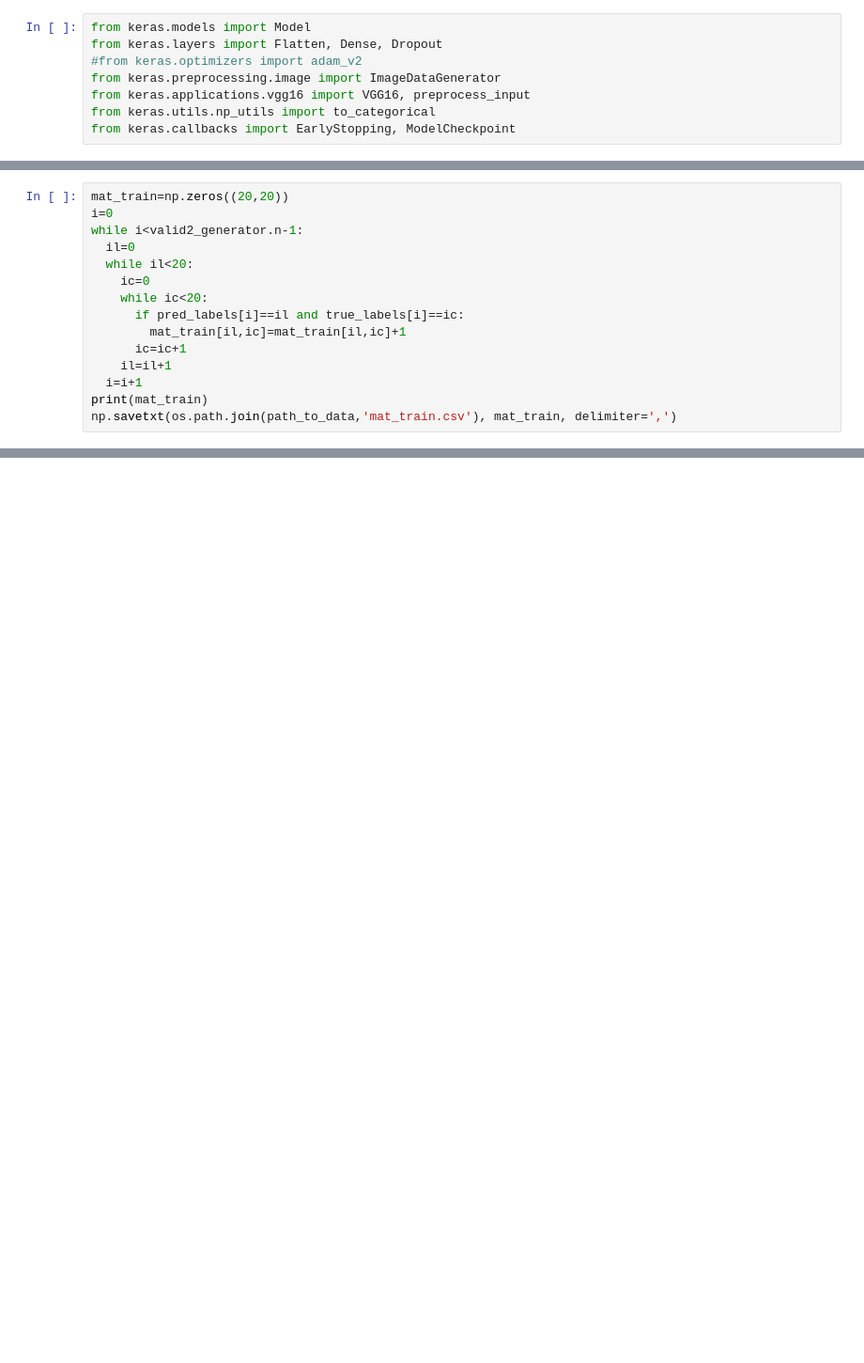
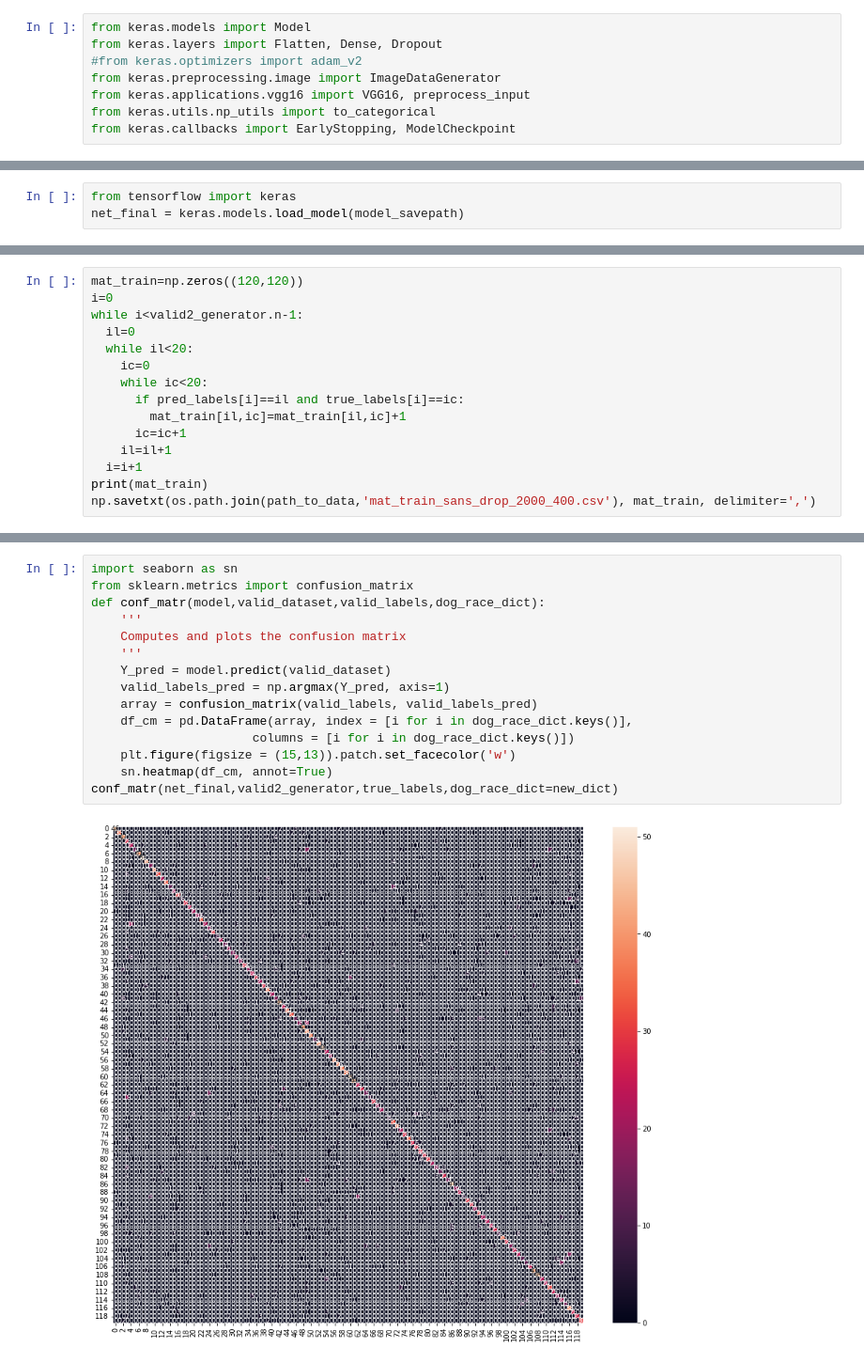
Before and after one commit to cocogne2/projet6, a Jupyter notebook: projet.ipynb, the cells around one changed output, grey strips where cells are left out. Shown at 94% size. Saved outputs shown, nothing was run; the diff lists cells and outputs as text; blank space fills up the shorter version.

```diff
--- a/projet.ipynb
+++ b/projet.ipynb
@@ -255,3 +253,6 @@ df2=df_train.sample(10)
+# %%
+from tensorflow import keras
+net_final = keras.models.load_model(model_savepath)
 # %%
 class_dict=train_generator.class_indices
 labels= train_generator.labels
@@ -285,5 +286,5 @@ Found 908 validated image filenames belonging to 20 classes.
 # %%
-mat_train=np.zeros((20,20))
+mat_train=np.zeros((120,120))
 i=0
 while i<valid2_generator.n-1:
   il=0
@@ -296,5 +297,5 @@ while i<valid2_generator.n-1:
     il=il+1
   i=i+1
 print(mat_train)
-np.savetxt(os.path.join(path_to_data,'mat_train.csv'), mat_train, delimiter=',')
+np.savetxt(os.path.join(path_to_data,'mat_train_sans_drop_2000_400.csv'), mat_train, delimiter=',')
 # %% [output]
@@ -317,0 +309,17 @@ np.savetxt(os.path.join(path_to_data,'mat_train.csv'), mat_train, delimiter=',')
+# %%
+import seaborn as sn
+from sklearn.metrics import confusion_matrix
+def conf_matr(model,valid_dataset,valid_labels,dog_race_dict):
+    '''
+    Computes and plots the confusion matrix
+    '''
+    Y_pred = model.predict(valid_dataset)
+    valid_labels_pred = np.argmax(Y_pred, axis=1)
+    array = confusion_matrix(valid_labels, valid_labels_pred)
+    df_cm = pd.DataFrame(array, index = [i for i in dog_race_dict.keys()],
+                      columns = [i for i in dog_race_dict.keys()])
+    plt.figure(figsize = (15,13)).patch.set_facecolor('w')
+    sn.heatmap(df_cm, annot=True)
+conf_matr(net_final,valid2_generator,true_labels,dog_race_dict=new_dict)
+# %% [output]
+[figure, added]
```
Also changed, not shown: parts of 10 cells of this notebook.
